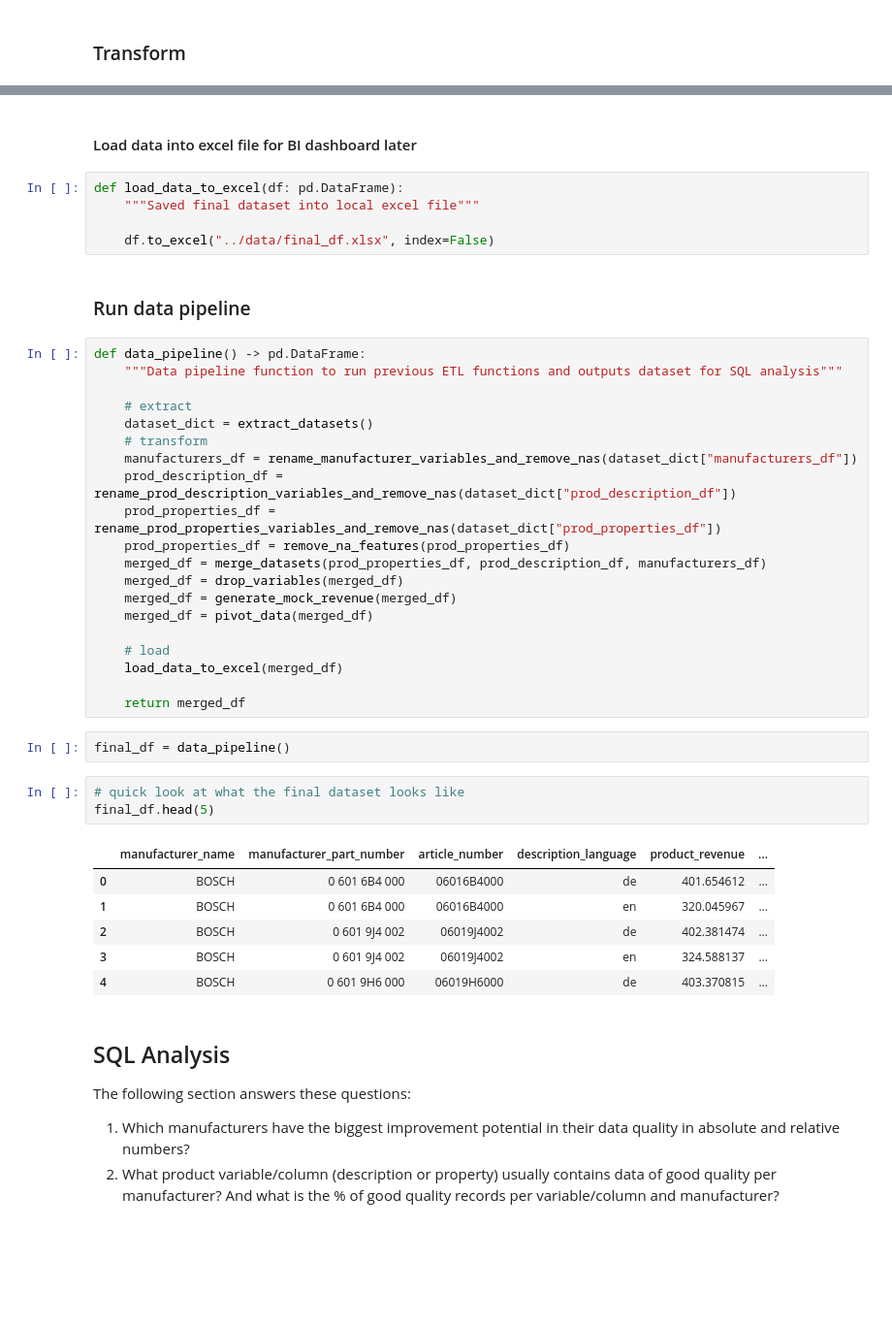
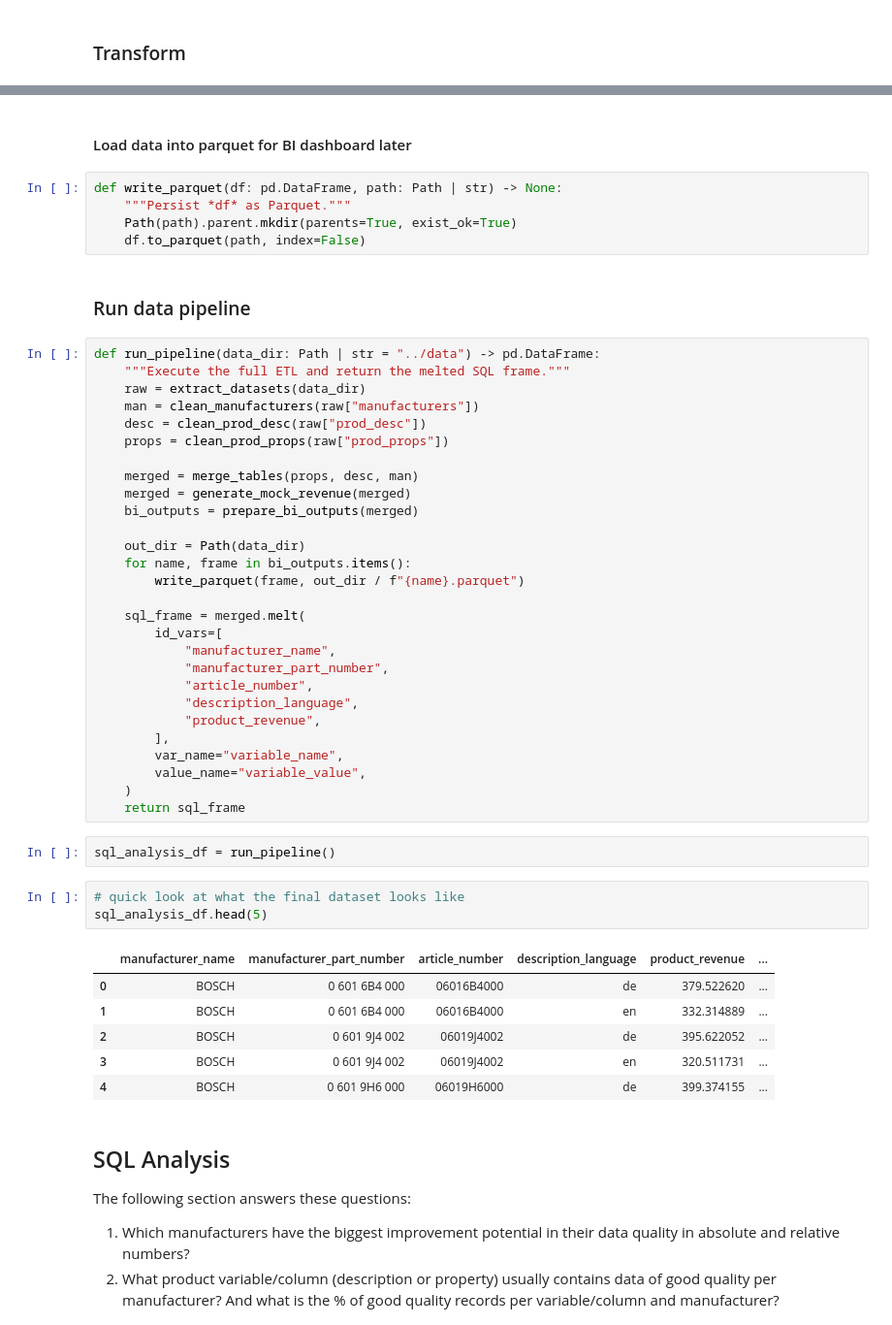
Before and after one commit to jonfoong/nexmart-codechallenge, a Jupyter notebook: notebooks/assignment.ipynb, the cells around one changed output, grey strips where cells are left out. Shown at 97% size. Drawn from its saved outputs; the diff is of its cells as text; blank space fills up the shorter version.

```diff
--- a/notebooks/assignment.ipynb
+++ b/notebooks/assignment.ipynb
@@ -404,44 +433,52 @@ def pivot_data(df: pd.DataFrame) -> pd.DataFrame:
 # %% [markdown]
-#### Load data into excel file for BI dashboard later
+#### Load data into parquet for BI dashboard later
 # %%
-def load_data_to_excel(df: pd.DataFrame):
-    """Saved final dataset into local excel file"""
-
-    df.to_excel("../data/final_df.xlsx", index=False)
+def write_parquet(df: pd.DataFrame, path: Path | str) -> None:
+    """Persist *df* as Parquet."""
+    Path(path).parent.mkdir(parents=True, exist_ok=True)
+    df.to_parquet(path, index=False)
 # %% [markdown]
 ### Run data pipeline
 # %%
-def data_pipeline() -> pd.DataFrame:
-    """Data pipeline function to run previous ETL functions and outputs dataset for SQL analysis"""
+def run_pipeline(data_dir: Path | str = "../data") -> pd.DataFrame:
+    """Execute the full ETL and return the melted SQL frame."""
+    raw = extract_datasets(data_dir)
+    man = clean_manufacturers(raw["manufacturers"])
+    desc = clean_prod_desc(raw["prod_desc"])
+    props = clean_prod_props(raw["prod_props"])
 
-    # extract
-    dataset_dict = extract_datasets()
-    # transform
-    manufacturers_df = rename_manufacturer_variables_and_remove_nas(dataset_dict["manufacturers_df"])
-    prod_description_df = rename_prod_description_variables_and_remove_nas(dataset_dict["prod_description_df"])
-    prod_properties_df = rename_prod_properties_variables_and_remove_nas(dataset_dict["prod_properties_df"])
-    prod_properties_df = remove_na_features(prod_properties_df)
-    merged_df = merge_datasets(prod_properties_df, prod_description_df, manufacturers_df)
-    merged_df = drop_variables(merged_df)
-    merged_df = generate_mock_revenue(merged_df)
-    merged_df = pivot_data(merged_df)
+    merged = merge_tables(props, desc, man)
+    merged = generate_mock_revenue(merged)
+    bi_outputs = prepare_bi_outputs(merged)
 
-    # load
-    load_data_to_excel(merged_df)
+    out_dir = Path(data_dir)
+    for name, frame in bi_outputs.items():
+        write_parquet(frame, out_dir / f"{name}.parquet")
 
-    return merged_df
+    sql_frame = merged.melt(
+        id_vars=[
+            "manufacturer_name",
+            "manufacturer_part_number",
+            "article_number",
+            "description_language",
+            "product_revenue",
+        ],
+        var_name="variable_name",
+        value_name="variable_value",
+    )
+    return sql_frame
 # %%
-final_df = data_pipeline()
+sql_analysis_df = run_pipeline()
 # %%
 # quick look at what the final dataset looks like
-final_df.head(5)
+sql_analysis_df.head(5)
 # %% [output]
 |  | manufacturer_name | manufacturer_part_number | article_number | description_language | product_revenue | ... |
-| 0 | BOSCH | 0 601 6B4 000 | 06016B4000 | de | 401.654612 | ... |
-| 1 | BOSCH | 0 601 6B4 000 | 06016B4000 | en | 320.045967 | ... |
-| 2 | BOSCH | 0 601 9J4 002 | 06019J4002 | de | 402.381474 | ... |
-| 3 | BOSCH | 0 601 9J4 002 | 06019J4002 | en | 324.588137 | ... |
-| 4 | BOSCH | 0 601 9H6 000 | 06019H6000 | de | 403.370815 | ... |
+| 0 | BOSCH | 0 601 6B4 000 | 06016B4000 | de | 379.522620 | ... |
+| 1 | BOSCH | 0 601 6B4 000 | 06016B4000 | en | 332.314889 | ... |
+| 2 | BOSCH | 0 601 9J4 002 | 06019J4002 | de | 395.622052 | ... |
+| 3 | BOSCH | 0 601 9J4 002 | 06019J4002 | en | 320.511731 | ... |
+| 4 | BOSCH | 0 601 9H6 000 | 06019H6000 | de | 399.374155 | ... |
 # %% [markdown]
 ## SQL Analysis
 
```
Also changed, not shown: parts of 27 cells of this notebook.
